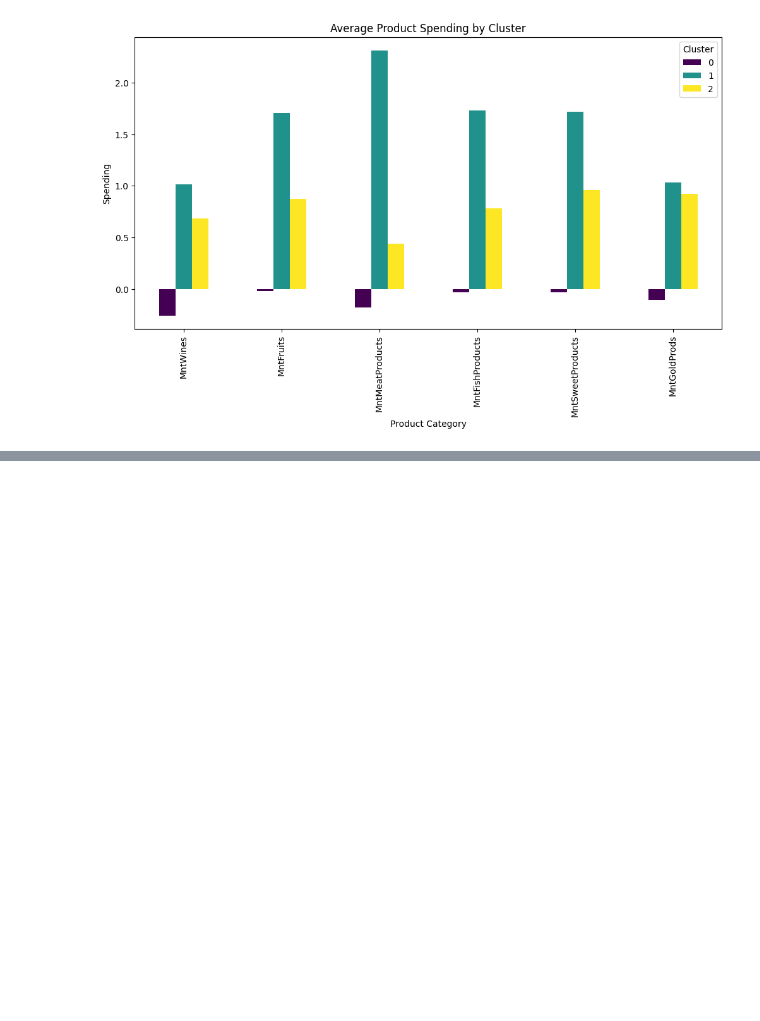
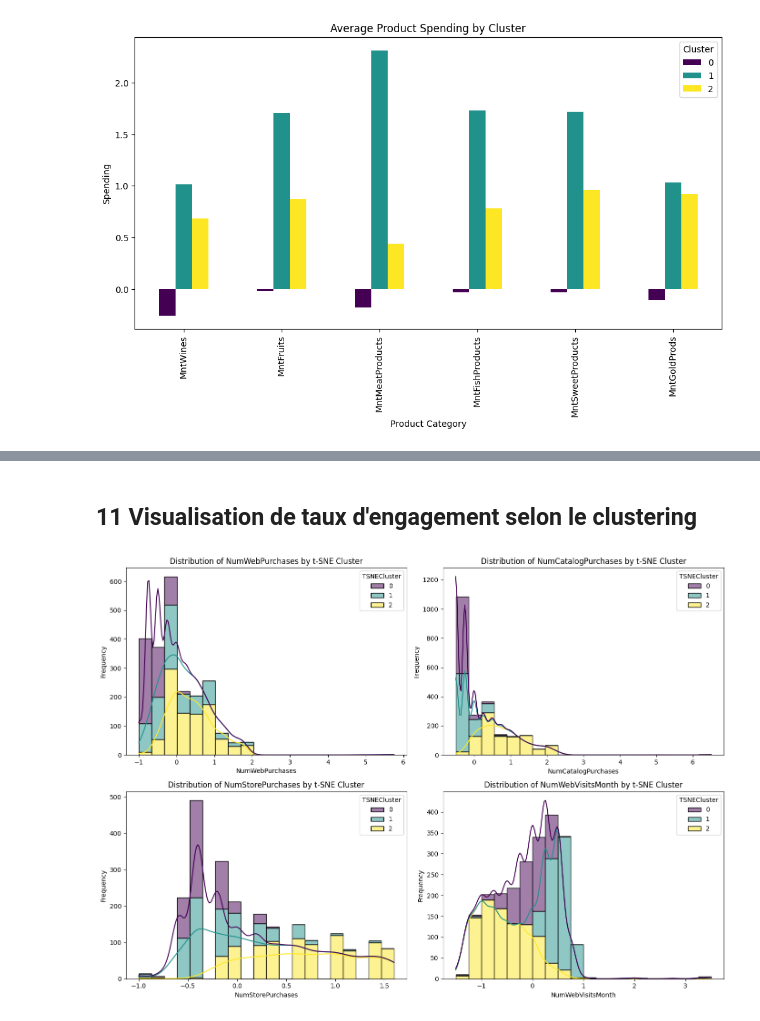
Before and after one commit to Jmuhleman/BUI_2024, a Jupyter notebook: projet/exploration.ipynb, the cells around one changed output, grey strips where cells are left out. Saved outputs shown, nothing was run; the diff lists cells and outputs as text; code cells hidden in the pictures; blank space fills up the shorter version.

```diff
--- a/projet/exploration.ipynb
+++ b/projet/exploration.ipynb
@@ -490,0 +645,47 @@ Confusion Matrix:
+# %% [markdown]
+## 11 Visualisation de taux d'engagement selon le clustering
+# %%
+import seaborn as sns
+import matplotlib.pyplot as plt
+from sklearn.cluster import KMeans
+from sklearn.preprocessing import StandardScaler
+from sklearn.manifold import TSNE
+
+# Select relevant engagement features from the dataset
+engagement_features = final_df[['NumWebPurchases', 'NumCatalogPurchases', 'NumStorePurchases', 'NumWebVisitsMonth']]
+
+# Standardize the engagement features
+scaler = StandardScaler()
+engagement_scaled = scaler.fit_transform(engagement_features)
+
+# Apply t-SNE for dimensionality reduction to 2D
+tsne = TSNE(n_components=2, random_state=42)
+engagement_tsne = tsne.fit_transform(engagement_scaled)
+
+# Add t-SNE components to the final dataframe
+final_df['TSNE1'] = engagement_tsne[:, 0]
+final_df['TSNE2'] = engagement_tsne[:, 1]
+
+# Apply KMeans clustering on t-SNE components
+kmeans_tsne = KMeans(n_clusters=3, random_state=42)
+final_df['TSNECluster'] = kmeans_tsne.fit_predict(engagement_tsne)
+
+# List of engagement features for visualization
+engagement_columns = ['NumWebPurchases', 'NumCatalogPurchases', 'NumStorePurchases', 'NumWebVisitsMonth']
+
+# Set up the plot
+plt.figure(figsize=(14, 10))
+
+# Plot histogram for each feature
+for i, col in enumerate(engagement_columns, 1):
+    plt.subplot(2, 2, i)  # Create a 2x2 grid of subplots
+    sns.histplot(data=final_df, x=col, hue='TSNECluster', kde=True, palette='viridis', multiple='stack', bins=20)
+    plt.title(f'Distribution of {col} by t-SNE Cluster')
+    plt.xlabel(col)
+    plt.ylabel('Frequency')
+
+# Adjust layout for better spacing
+plt.tight_layout()
+plt.show()
+# %% [output]
+[figure, added]
```
Also changed, not shown: parts of 20 cells of this notebook.
